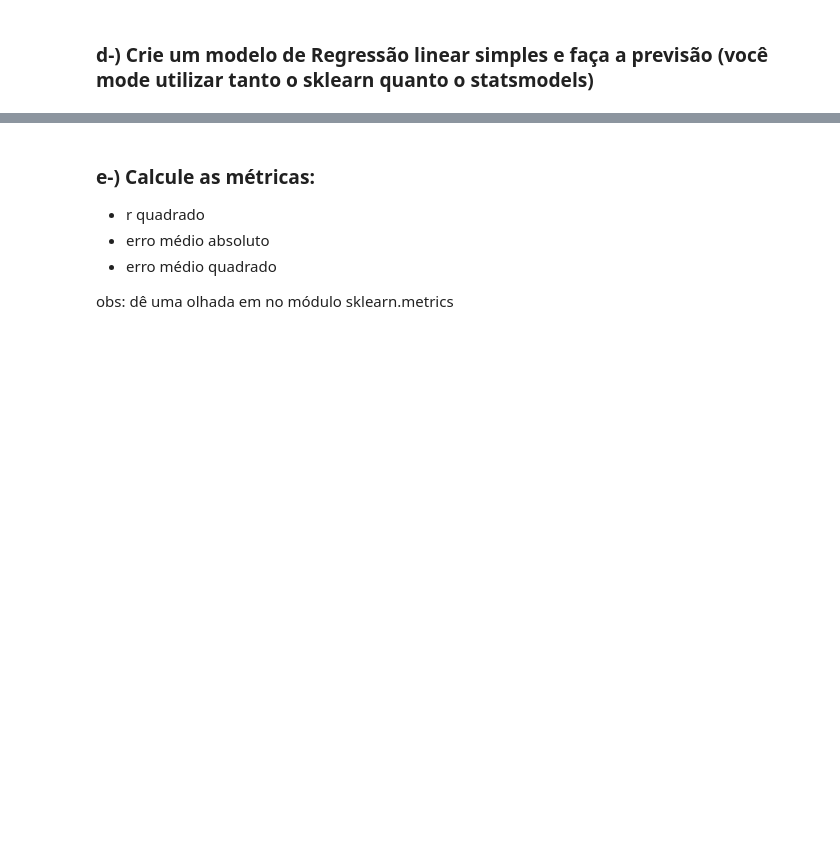
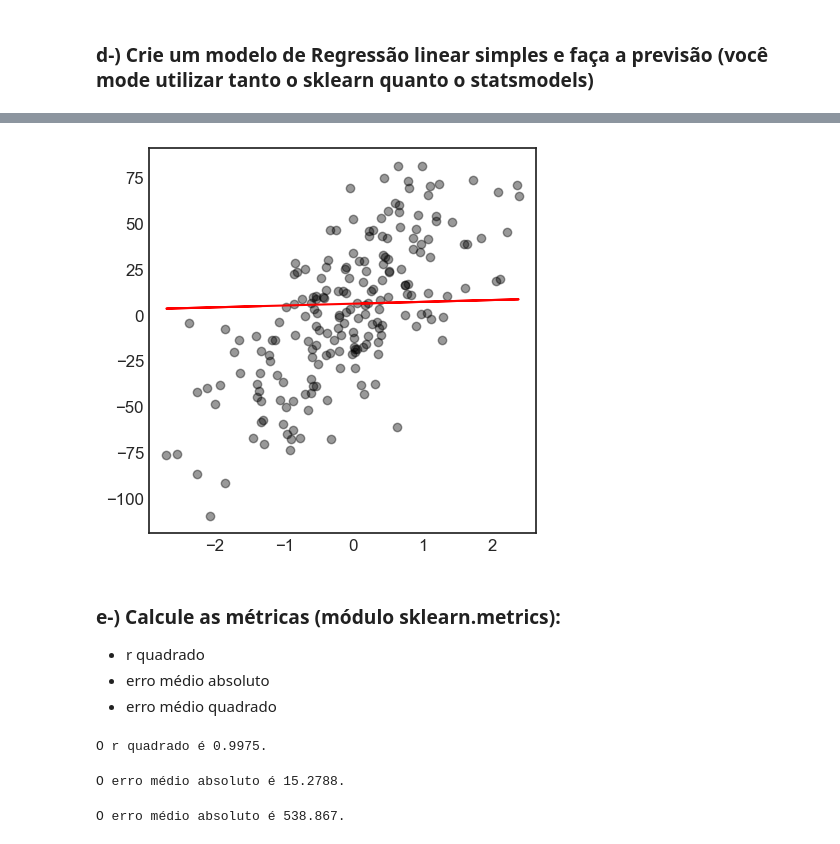
Before and after one commit to anoca-cs/FEA.DEV, a Jupyter notebook: FinQuant/Case/FinQuant Case.ipynb, the cells around one changed output, grey strips where cells are left out. Drawn from its saved outputs; the diff is of its cells as text; code cells hidden in the pictures; blank space fills up the shorter version.

```diff
--- a/FinQuant/Case/FinQuant Case.ipynb
+++ b/FinQuant/Case/FinQuant Case.ipynb
@@ -1864,8 +1897,42 @@ Name: close, dtype: float64
+# %%
+# Incluir a reta no gráfico
+
+plt.style.use('seaborn-v0_8-white')
+fig, ax = plt.subplots()
+fig.set_size_inches([5, 5])
+
+ax.scatter(x, y, alpha = 0.4, color = 'black')
+ax.plot(x, (l_coeff + (a_coeff * x)), color = 'red')
+plt.show()
+# %% [output]
+[figure, added]
 # %% [markdown]
-### e-) Calcule as métricas:
+### e-) Calcule as métricas (módulo sklearn.metrics):
 
 * r quadrado
 * erro médio absoluto
 * erro médio quadrado
-
-obs: dê uma olhada em no módulo sklearn.metrics
+# %%
+# R quadrado
+
+r_quadrado = sklearn.metrics.r2_score(google_close['close'], google_close['predict'])
+
+print(f'O r quadrado é {round(r_quadrado, 4)}.')
+# %% [output]
+O r quadrado é 0.9975.
+# %%
+# Erro médio absoluto
+
+erro_medio_absoluto = sklearn.metrics.mean_absolute_error(google_close['close'], google_close['predict'])
+
+print(f'O erro médio absoluto é {round(erro_medio_absoluto, 4)}.')
+# %% [output]
+O erro médio absoluto é 15.2788.
+# %%
+# Erro médio quadrado
+
+erro_medio_quadrado = sklearn.metrics.mean_squared_error(google_close['close'], google_close['predict'])
+
+print(f'O erro médio absoluto é {round(erro_medio_quadrado, 4)}.')
+# %% [output]
+O erro médio absoluto é 538.867.
```
Also changed, not shown: parts of 5 cells of this notebook.
